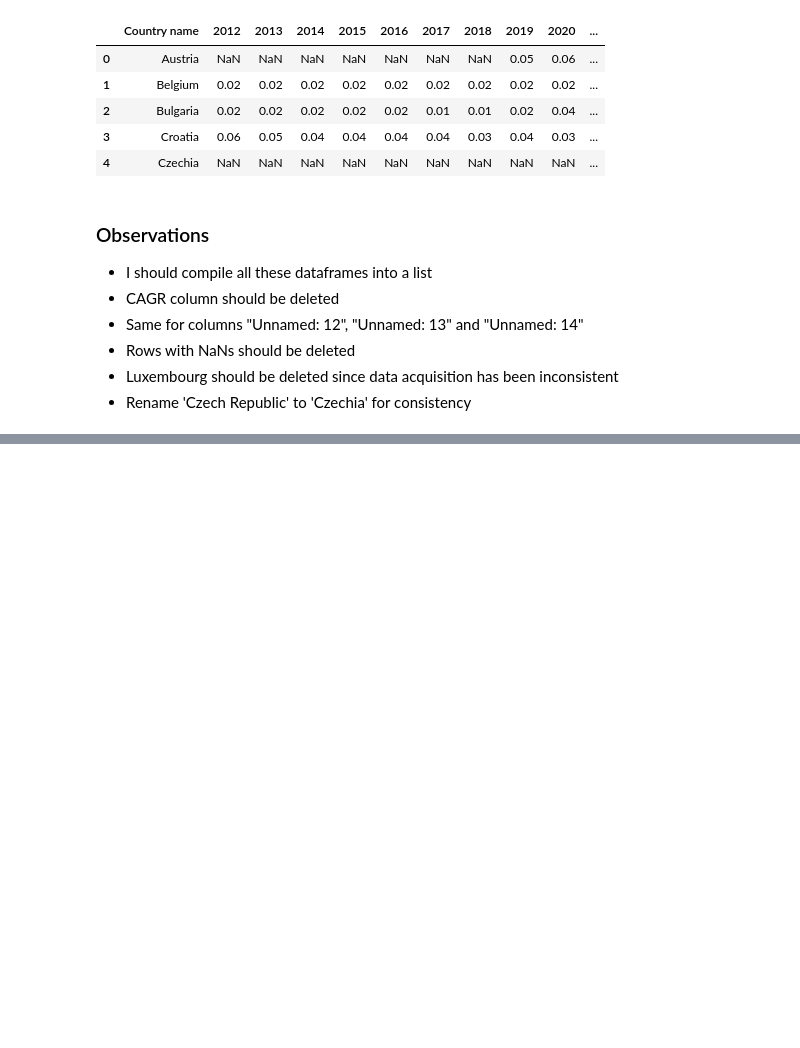
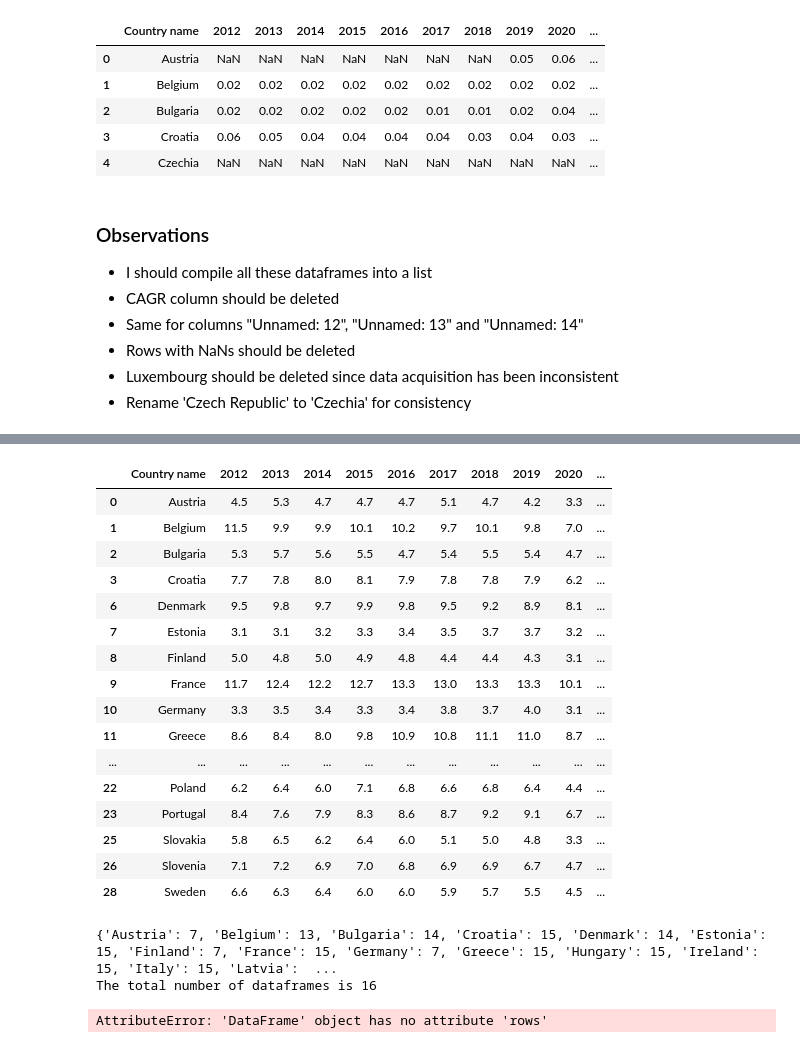
Before and after one commit to laura1machado1delostoyos/antibiotic_resistance, a Jupyter notebook: Antibiotic_Resistance.ipynb, the cells around one changed output, grey strips where cells are left out. Saved outputs shown, nothing was run; the diff lists cells and outputs as text; code cells hidden in the pictures; blank space fills up the shorter version.

```diff
--- a/Antibiotic_Resistance.ipynb
+++ b/Antibiotic_Resistance.ipynb
@@ -129,0 +254,20 @@ ValueError: Need to specify at least one of 'labels', 'index' or 'columns'
+# %%
+community_betalactams_main
+# %% [output]
+|  | Country name | 2012 | 2013 | 2014 | 2015 | 2016 | 2017 | 2018 | 2019 | 2020 | ... |
+| 0 | Austria | 4.5 | 5.3 | 4.7 | 4.7 | 4.7 | 5.1 | 4.7 | 4.2 | 3.3 | ... |
+| 1 | Belgium | 11.5 | 9.9 | 9.9 | 10.1 | 10.2 | 9.7 | 10.1 | 9.8 | 7.0 | ... |
+| 2 | Bulgaria | 5.3 | 5.7 | 5.6 | 5.5 | 4.7 | 5.4 | 5.5 | 5.4 | 4.7 | ... |
+| 3 | Croatia | 7.7 | 7.8 | 8.0 | 8.1 | 7.9 | 7.8 | 7.8 | 7.9 | 6.2 | ... |
+| 6 | Denmark | 9.5 | 9.8 | 9.7 | 9.9 | 9.8 | 9.5 | 9.2 | 8.9 | 8.1 | ... |
+| 7 | Estonia | 3.1 | 3.1 | 3.2 | 3.3 | 3.4 | 3.5 | 3.7 | 3.7 | 3.2 | ... |
+| 8 | Finland | 5.0 | 4.8 | 5.0 | 4.9 | 4.8 | 4.4 | 4.4 | 4.3 | 3.1 | ... |
+| 9 | France | 11.7 | 12.4 | 12.2 | 12.7 | 13.3 | 13.0 | 13.3 | 13.3 | 10.1 | ... |
+| 10 | Germany | 3.3 | 3.5 | 3.4 | 3.3 | 3.4 | 3.8 | 3.7 | 4.0 | 3.1 | ... |
+| 11 | Greece | 8.6 | 8.4 | 8.0 | 9.8 | 10.9 | 10.8 | 11.1 | 11.0 | 8.7 | ... |
+| ... | ... | ... | ... | ... | ... | ... | ... | ... | ... | ... | ... |
+| 22 | Poland | 6.2 | 6.4 | 6.0 | 7.1 | 6.8 | 6.6 | 6.8 | 6.4 | 4.4 | ... |
+| 23 | Portugal | 8.4 | 7.6 | 7.9 | 8.3 | 8.6 | 8.7 | 9.2 | 9.1 | 6.7 | ... |
+| 25 | Slovakia | 5.8 | 6.5 | 6.2 | 6.4 | 6.0 | 5.1 | 5.0 | 4.8 | 3.3 | ... |
+| 26 | Slovenia | 7.1 | 7.2 | 6.9 | 7.0 | 6.8 | 6.9 | 6.9 | 6.7 | 4.7 | ... |
+| 28 | Sweden | 6.6 | 6.3 | 6.4 | 6.0 | 6.0 | 5.9 | 5.7 | 5.5 | 4.5 | ... |
@@ -129,0 +276,19 @@ ValueError: Need to specify at least one of 'labels', 'index' or 'columns'
+# %%
+country_count = {}
+count = 0
+for table in cleaned_up_dfs:
+    count += 1
+    for country_name in table['Country name']:
+        if country_name in country_count.keys():
+            country_count[country_name] += 1
+        else:
+            country_count[country_name] = 1
+print(country_count)
+print("The total number of dataframes is", count)
+# %% [output]
+{'Austria': 7, 'Belgium': 13, 'Bulgaria': 14, 'Croatia': 15, 'Denmark': 14, 'Estonia': 15, 'Finland': 7, 'France': 15, 'Germany': 7, 'Greece': 15, 'Hungary': 15, 'Ireland': 15, 'Italy': 15, 'Latvia':  ...
+The total number of dataframes is 16
+# %%
+table.drop(table.rows[table.columns.str.contains('CAGR',case = True)],axis = 1, inplace = True)
+# %% [output]
+AttributeError: 'DataFrame' object has no attribute 'rows'
```
Also changed, not shown: parts of 34 cells of this notebook, 1 other file.
